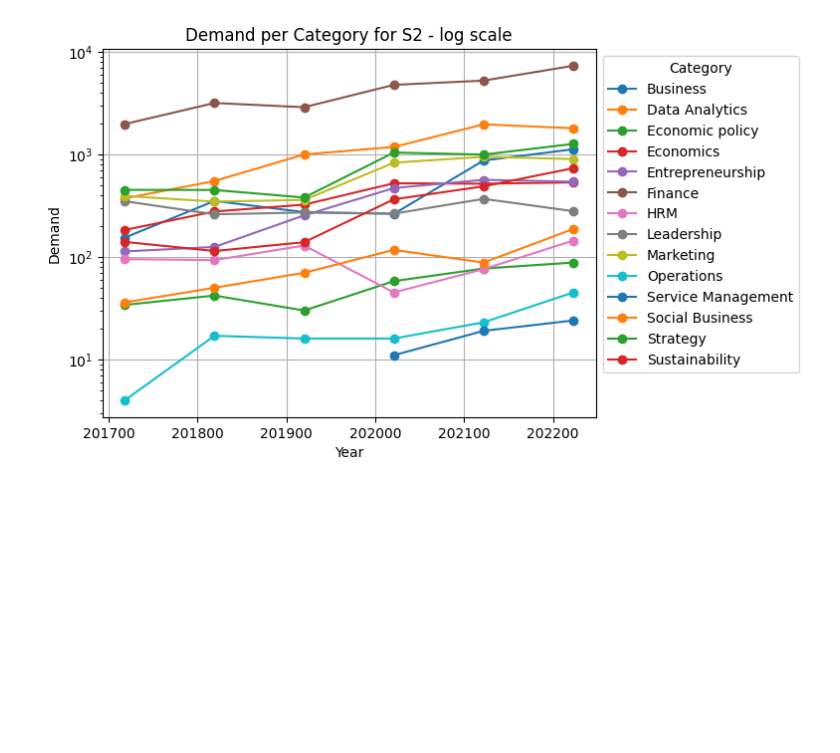
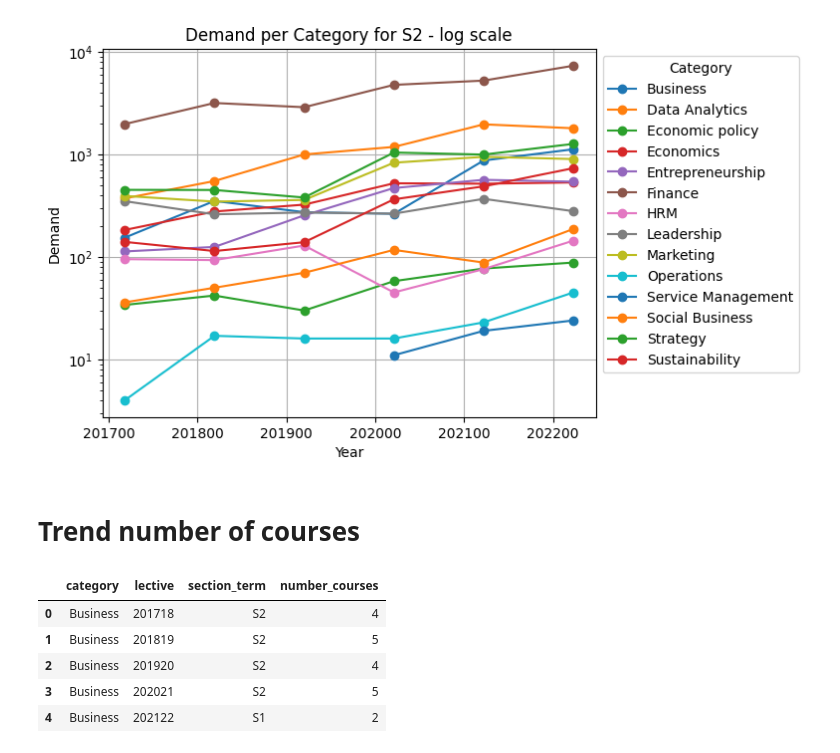
Before and after one commit to Nik-mundt/Data_Squad, a Jupyter notebook: Trend_analysis-09_11_2023.ipynb, the cells around one changed output. Saved outputs shown, nothing was run; the diff lists cells and outputs as text; code cells hidden in the pictures; blank space fills up the shorter version.

```diff
--- a/Trend_analysis-09_11_2023.ipynb
+++ b/Trend_analysis-09_11_2023.ipynb
@@ -202,3 +204,5 @@ for i in range(2):
 <Figure size 2500x600 with 0 Axes>
 [figure]
 [figure]
+# %% [markdown]
+# Trend number of courses
@@ -204,0 +216,9 @@ for i in range(2):
+# %%
+test.head()
+# %% [output]
+|  | category | lective | section_term | number_courses |
+| 0 | Business | 201718 | S2 | 4 |
+| 1 | Business | 201819 | S2 | 5 |
+| 2 | Business | 201920 | S2 | 4 |
+| 3 | Business | 202021 | S2 | 5 |
+| 4 | Business | 202122 | S1 | 2 |
```
Also changed, not shown: parts of 4 cells of this notebook.
